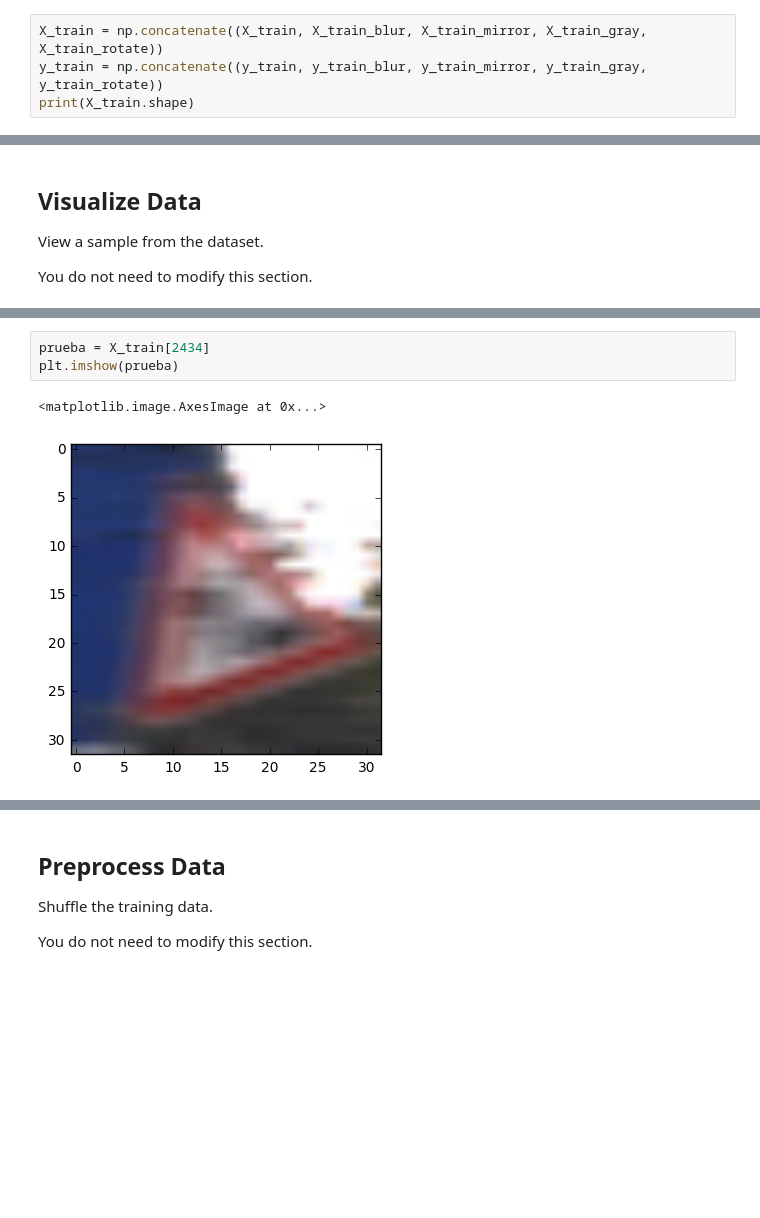
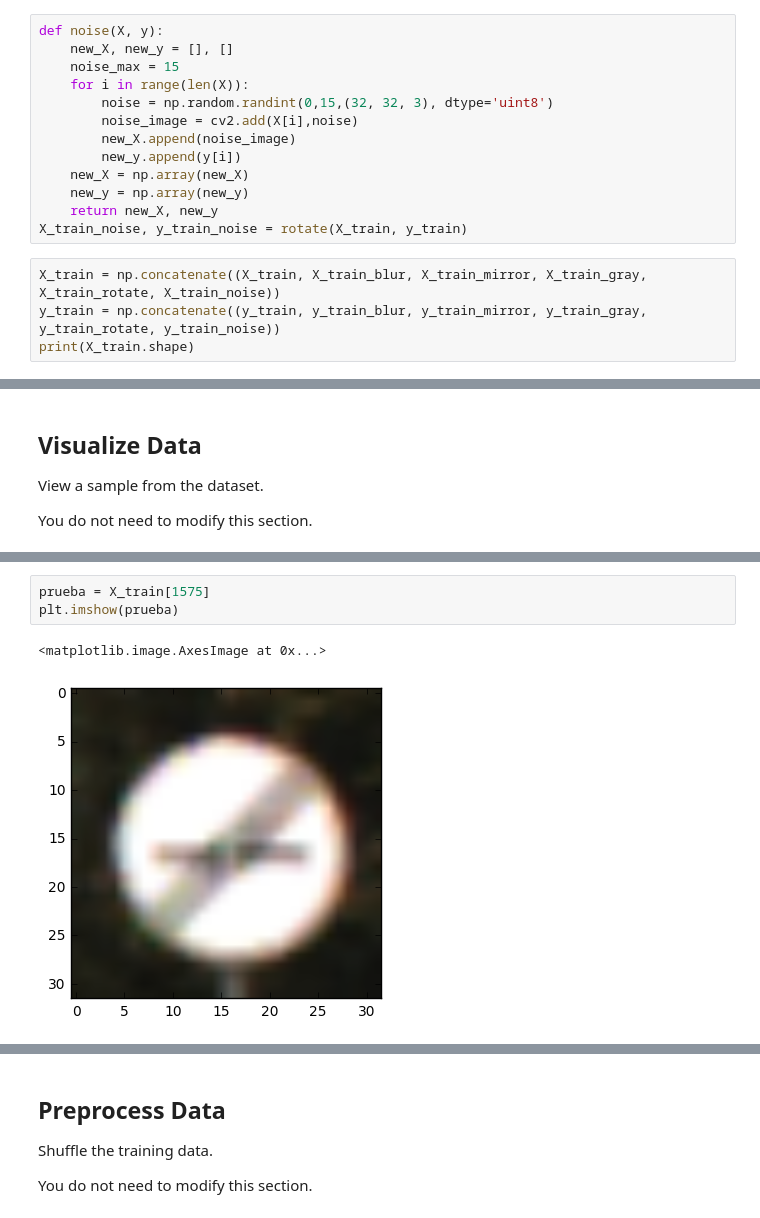
Before and after one commit to ddrm86/udacity-selfdriving-p2, a Jupyter notebook: LeNet-Lab-Solution.ipynb, the cells around one changed output, grey strips where cells are left out. Drawn from its saved outputs; the diff is of its cells as text; blank space fills up the shorter version.

Commit message:
Try noise (random [0,15] add to every pixel) augmentation

```diff
--- a/LeNet-Lab-Solution.ipynb
+++ b/LeNet-Lab-Solution.ipynb
@@ -87,8 +87,21 @@ def rotate(X, y):
     new_y = np.array(new_y)
     return new_X, new_y
 X_train_rotate, y_train_rotate = rotate(X_train, y_train)
+# %%
+def noise(X, y):
+    new_X, new_y = [], []
+    noise_max = 15
+    for i in range(len(X)):
+        noise = np.random.randint(0,15,(32, 32, 3), dtype='uint8')
+        noise_image = cv2.add(X[i],noise)
+        new_X.append(noise_image)
+        new_y.append(y[i])
+    new_X = np.array(new_X)
+    new_y = np.array(new_y)
+    return new_X, new_y
+X_train_noise, y_train_noise = rotate(X_train, y_train)
 # %%
-X_train = np.concatenate((X_train, X_train_blur, X_train_mirror, X_train_gray, X_train_rotate))
-y_train = np.concatenate((y_train, y_train_blur, y_train_mirror, y_train_gray, y_train_rotate))
+X_train = np.concatenate((X_train, X_train_blur, X_train_mirror, X_train_gray, X_train_rotate, X_train_noise))
+y_train = np.concatenate((y_train, y_train_blur, y_train_mirror, y_train_gray, y_train_rotate, y_train_noise))
 print(X_train.shape)
 # %% [output]
@@ -116,6 +129,6 @@ print(y_train[index])
 # %%
-prueba = X_train[2434]
+prueba = X_train[1575]
 plt.imshow(prueba)
 # %% [output]
 <matplotlib.image.AxesImage at 0x...>
-[figure, old version]
+[figure, new version]
```
Also changed, not shown: parts of 5 cells of this notebook.
